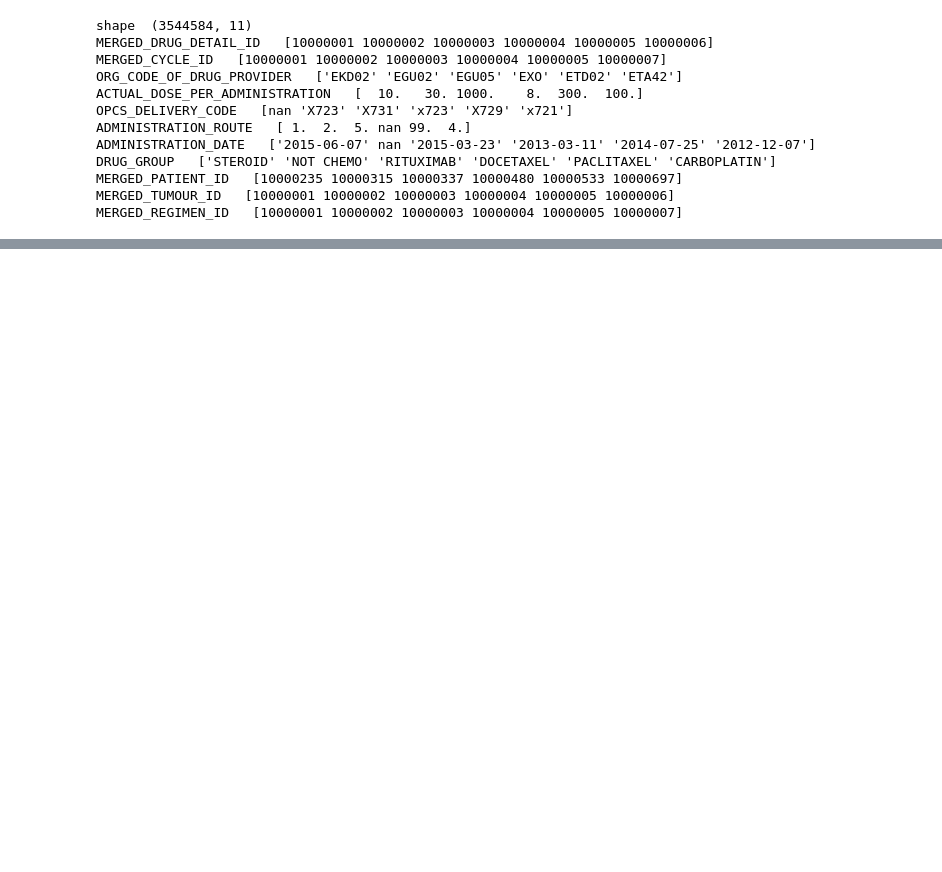
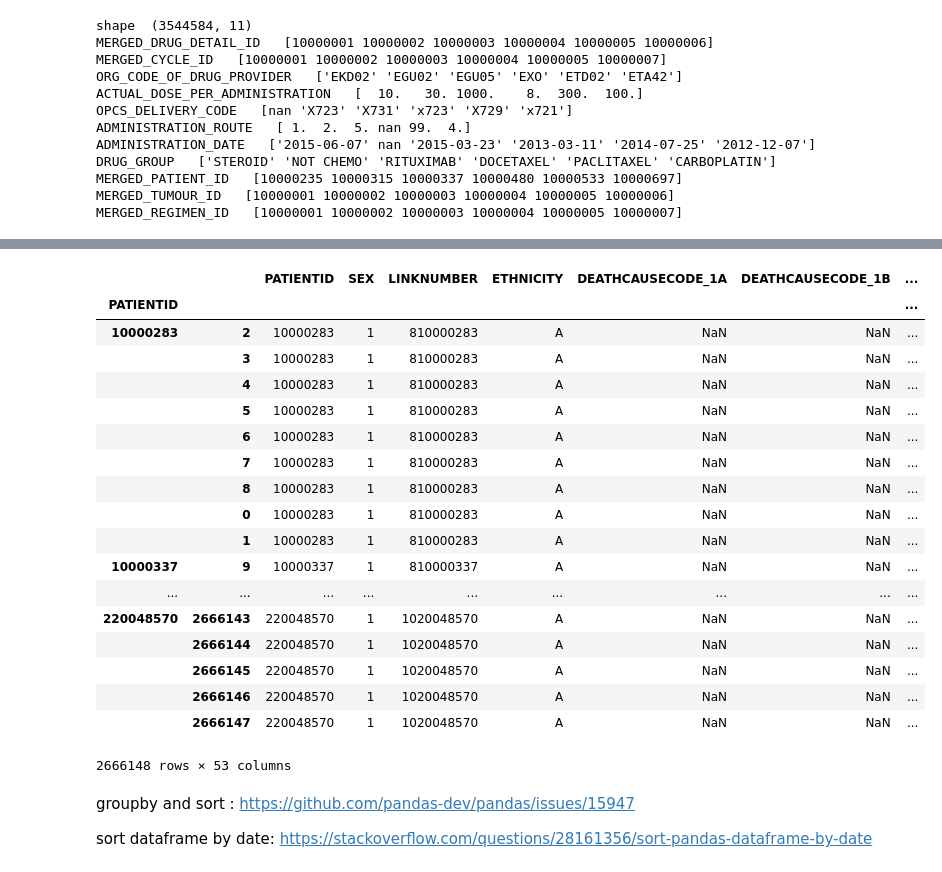
Before and after one commit to UCL-simulacrum/EDA, a Jupyter notebook: cancerdata_EDA.ipynb, the cells around one changed output, grey strips where cells are left out. Drawn from its saved outputs; the diff is of its cells as text; code cells hidden in the pictures; blank space fills up the shorter version.

```diff
--- a/cancerdata_EDA.ipynb
+++ b/cancerdata_EDA.ipynb
@@ -382,0 +456,31 @@ MERGED_REGIMEN_ID   [10000001 10000002 10000003 10000004 10000005 10000007]
+# %%
+# Merge av_patient,sact_patient
+sact_patient = sact_patient.rename(index=str,columns={'LINK_NUMBER':'LINKNUMBER'})
+patient_link = pd.merge(av_patient,
+                        sact_patient,on='LINKNUMBER')
+
+# Merge sact_tumour
+patient_tumour = pd.merge(patient_link,
+                          sact_tumour,on='MERGED_PATIENT_ID')
+
+# Merge sact_regimen
+patient_tumour_regimen = pd.merge(patient_tumour,
+                                  sact_regimen,on='MERGED_TUMOUR_ID')
+
+#Merge sact_outcome
+patient_tumour_regimen_outcome = pd.merge(patient_tumour_regimen,
+                                          sact_outcome,on='MERGED_REGIMEN_ID')
+
+#Merge sact_cycle
+patient_tumour_regimen_outcome_cycle = pd.merge(patient_tumour_regimen_outcome,
+                                                sact_cycle,on='MERGED_REGIMEN_ID')
+
+#Merge drug_detail
+patient_tumour_regimen_outcome_cycle_drug = pd.merge(patient_tumour_regimen_outcome_cycle
+                                                     ,drug_detail,on='MERGED_CYCLE_ID')
+
+pd.set_option('display.max_columns', 100)
+
+#example patient
+p = patient_tumour_regimen_outcome_cycle_drug['PATIENTID'] == 10000283
+display(patient_tumour_regimen_outcome_cycle_drug[p])
@@ -382,0 +531,6 @@ MERGED_REGIMEN_ID   [10000001 10000002 10000003 10000004 10000005 10000007]
+# %%
+%%time
+patient_pathways = patient_tumour_regimen_outcome_cycle_drug \
+                    .groupby('PATIENTID') \
+                    .apply(lambda x: x.sort_values(by =
+                                    ['START_DATE_OF_REGIMEN','START_DATE_OF_CYCLE','ADMINISTRATION_DATE']))
@@ -382,0 +540,26 @@ MERGED_REGIMEN_ID   [10000001 10000002 10000003 10000004 10000005 10000007]
+# %%
+patient_pathways
+# %% [output]
+|  |  | PATIENTID | SEX | LINKNUMBER | ETHNICITY | DEATHCAUSECODE_1A | DEATHCAUSECODE_1B | ... |
+| PATIENTID |  |  |  |  |  |  |  | ... |
+| 10000283 | 2 | 10000283 | 1 | 810000283 | A | NaN | NaN | ... |
+|  | 3 | 10000283 | 1 | 810000283 | A | NaN | NaN | ... |
+|  | 4 | 10000283 | 1 | 810000283 | A | NaN | NaN | ... |
+|  | 5 | 10000283 | 1 | 810000283 | A | NaN | NaN | ... |
+|  | 6 | 10000283 | 1 | 810000283 | A | NaN | NaN | ... |
+|  | 7 | 10000283 | 1 | 810000283 | A | NaN | NaN | ... |
+|  | 8 | 10000283 | 1 | 810000283 | A | NaN | NaN | ... |
+|  | 0 | 10000283 | 1 | 810000283 | A | NaN | NaN | ... |
+|  | 1 | 10000283 | 1 | 810000283 | A | NaN | NaN | ... |
+| 10000337 | 9 | 10000337 | 1 | 810000337 | A | NaN | NaN | ... |
+| ... | ... | ... | ... | ... | ... | ... | ... | ... |
+| 220048570 | 2666143 | 220048570 | 1 | 1020048570 | A | NaN | NaN | ... |
+|  | 2666144 | 220048570 | 1 | 1020048570 | A | NaN | NaN | ... |
+|  | 2666145 | 220048570 | 1 | 1020048570 | A | NaN | NaN | ... |
+|  | 2666146 | 220048570 | 1 | 1020048570 | A | NaN | NaN | ... |
+|  | 2666147 | 220048570 | 1 | 1020048570 | A | NaN | NaN | ... |
+2666148 rows × 53 columns
+# %% [markdown]
+groupby and sort : https://github.com/pandas-dev/pandas/issues/15947
+
+sort dataframe by date: https://stackoverflow.com/questions/28161356/sort-pandas-dataframe-by-date
```
Also changed, not shown: parts of 29 cells of this notebook.
